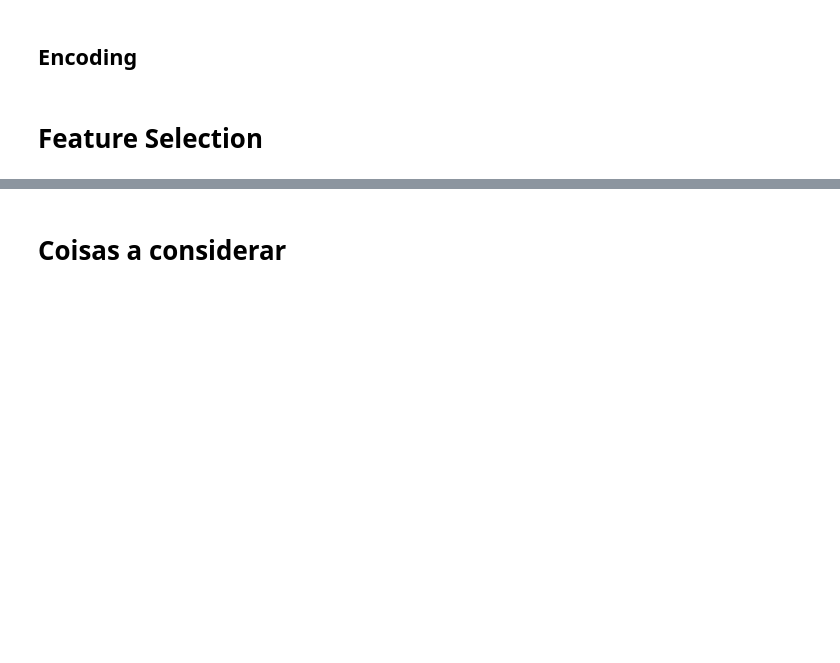
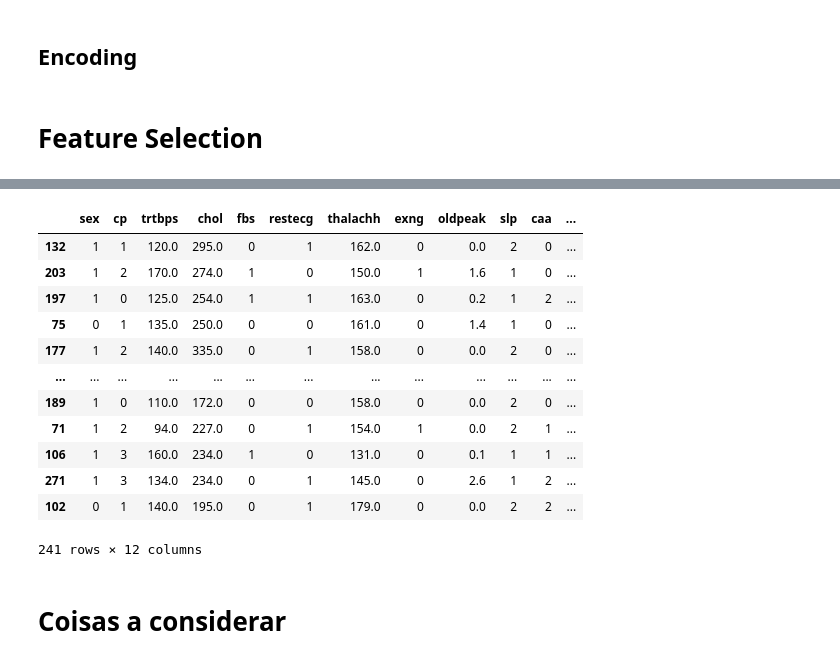
Before and after one commit to AlexGoncalves21/SInts_24, a Jupyter notebook: FinalProject/EDA_FEngineering.ipynb, the cells around one changed output, grey strips where cells are left out. Cells and saved outputs as stored; diff of their text form; code cells hidden in the pictures; blank space fills up the shorter version.

```diff
--- a/FinalProject/EDA_FEngineering.ipynb
+++ b/FinalProject/EDA_FEngineering.ipynb
@@ -197,0 +218,19 @@ plt.show()
+# %%
+model = LogisticRegression(max_iter=1000)
+
+cv = StratifiedKFold(5)
+
+# Initialize RFECV with the model and the cross-validation strategy
+rfecv = RFECV(estimator=model, step=1, cv=cv, scoring='accuracy')
+
+# Fit RFECV to the data
+rfecv.fit(X_train , y_train)
+
+# Get the selected features (boolean mask)
+selected_features = X.columns[rfecv.support_]
+
+    # Print the optimal number of features
+print("Optimal number of features:", rfecv.n_features_)
+
+X_train = X_train[selected_features]
+X_test = X_test[selected_features]
@@ -198,3 +246,19 @@ plt.show()
+# %%
+X_train
+# %% [output]
+|  | sex | cp | trtbps | chol | fbs | restecg | thalachh | exng | oldpeak | slp | caa | ... |
+| 132 | 1 | 1 | 120.0 | 295.0 | 0 | 1 | 162.0 | 0 | 0.0 | 2 | 0 | ... |
+| 203 | 1 | 2 | 170.0 | 274.0 | 1 | 0 | 150.0 | 1 | 1.6 | 1 | 0 | ... |
+| 197 | 1 | 0 | 125.0 | 254.0 | 1 | 1 | 163.0 | 0 | 0.2 | 1 | 2 | ... |
+| 75 | 0 | 1 | 135.0 | 250.0 | 0 | 0 | 161.0 | 0 | 1.4 | 1 | 0 | ... |
+| 177 | 1 | 2 | 140.0 | 335.0 | 0 | 1 | 158.0 | 0 | 0.0 | 2 | 0 | ... |
+| ... | ... | ... | ... | ... | ... | ... | ... | ... | ... | ... | ... | ... |
+| 189 | 1 | 0 | 110.0 | 172.0 | 0 | 0 | 158.0 | 0 | 0.0 | 2 | 0 | ... |
+| 71 | 1 | 2 | 94.0 | 227.0 | 0 | 1 | 154.0 | 1 | 0.0 | 2 | 1 | ... |
+| 106 | 1 | 3 | 160.0 | 234.0 | 1 | 0 | 131.0 | 0 | 0.1 | 1 | 1 | ... |
+| 271 | 1 | 3 | 134.0 | 234.0 | 0 | 1 | 145.0 | 0 | 2.6 | 1 | 2 | ... |
+| 102 | 0 | 1 | 140.0 | 195.0 | 0 | 1 | 179.0 | 0 | 0.0 | 2 | 2 | ... |
+241 rows × 12 columns
 # %% [markdown]
 # Coisas a considerar
 # %% [markdown]
```
Also changed, not shown: parts of 10 cells of this notebook.
